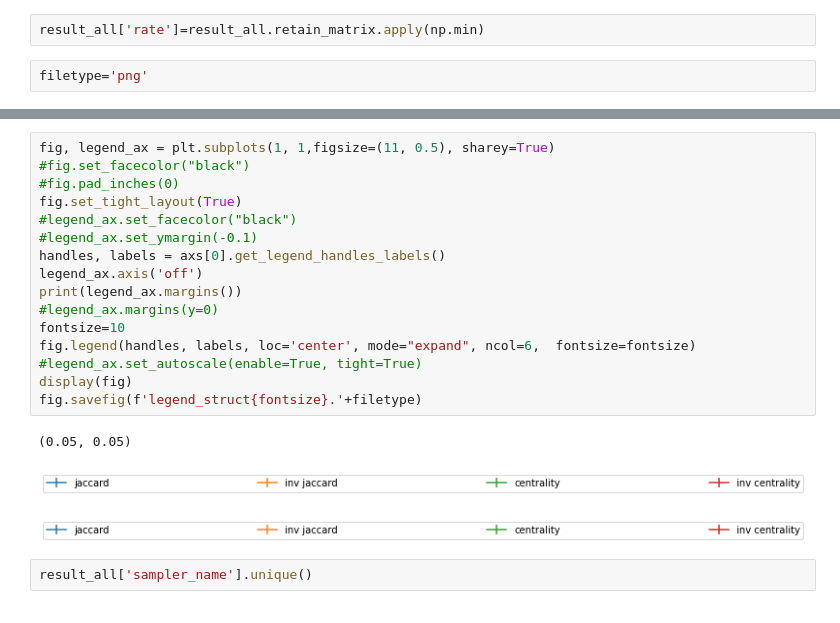
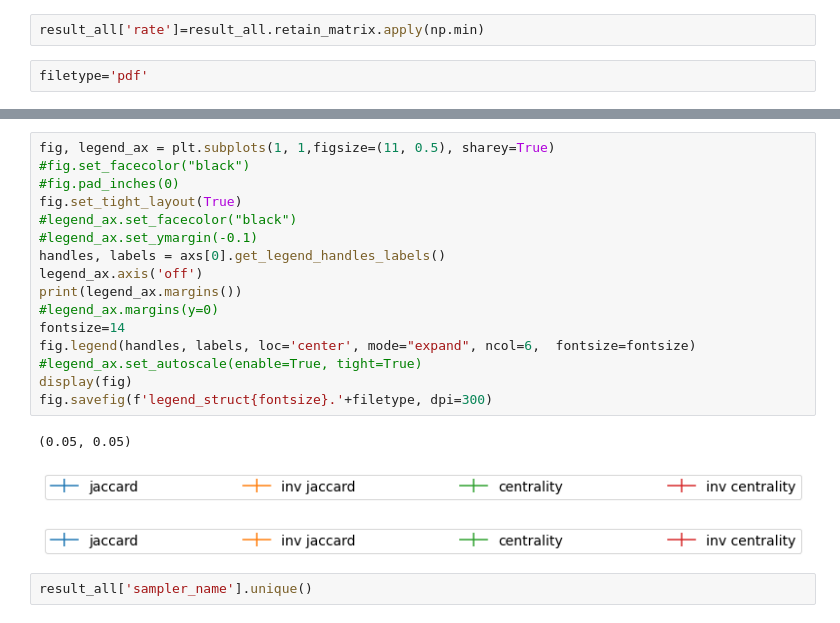
Before and after one commit to Feelx234/unnet, a Jupyter notebook: notebooks/submission_plots_BA.ipynb, the cells around one changed output, grey strips where cells are left out. Drawn from its saved outputs; the diff is of its cells as text.

```diff
--- a/notebooks/submission_plots_BA.ipynb
+++ b/notebooks/submission_plots_BA.ipynb
@@ -236,4 +236,4 @@ Index(['n', 'm', 'minority_fraction', 'homophily', 'retain_matrix',
 # %%
 result_all['rate']=result_all.retain_matrix.apply(np.min)
 # %%
-filetype='png'
+filetype='pdf'
@@ -428,23 +434,23 @@ if True: # enable saving here
 # %%
 fig, legend_ax = plt.subplots(1, 1,figsize=(11, 0.5), sharey=True)
 #fig.set_facecolor("black")
 #fig.pad_inches(0)
 fig.set_tight_layout(True)
 #legend_ax.set_facecolor("black")
 #legend_ax.set_ymargin(-0.1)
 handles, labels = axs[0].get_legend_handles_labels()
 legend_ax.axis('off')
 print(legend_ax.margins())
 #legend_ax.margins(y=0)
-fontsize=10
+fontsize=14
 fig.legend(handles, labels, loc='center', mode="expand", ncol=6,  fontsize=fontsize)
 #legend_ax.set_autoscale(enable=True, tight=True)
 display(fig)
-fig.savefig(f'legend_struct{fontsize}.'+filetype)
+fig.savefig(f'legend_struct{fontsize}.'+filetype, dpi=300)
 # %% [output]
 (0.05, 0.05)
-[figure, old version]
+[figure, new version]
-[figure, old version]
+[figure, new version]
 # %%
 result_all['sampler_name'].unique()
 # %% [output]
```
Also changed, not shown: parts of 9 cells of this notebook, 3 other files.
